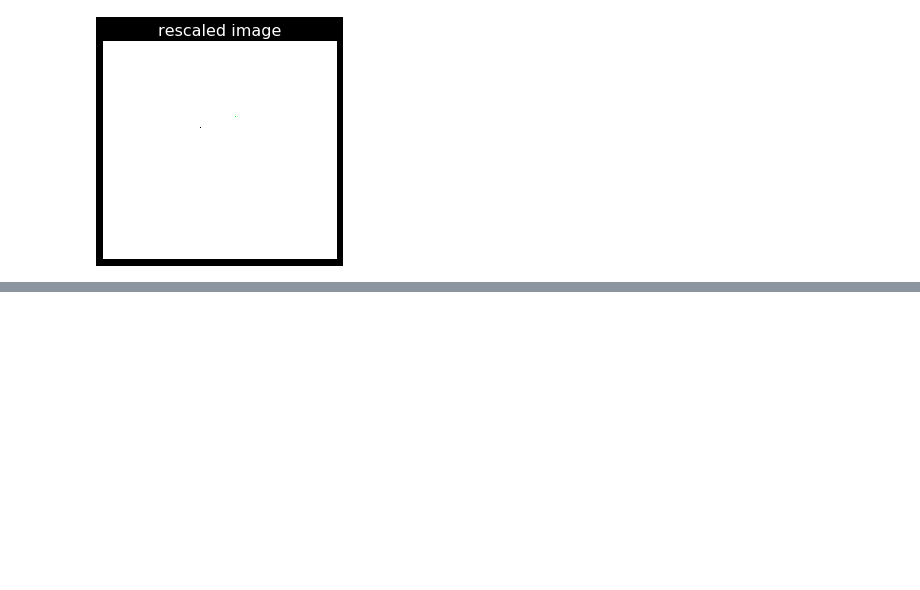
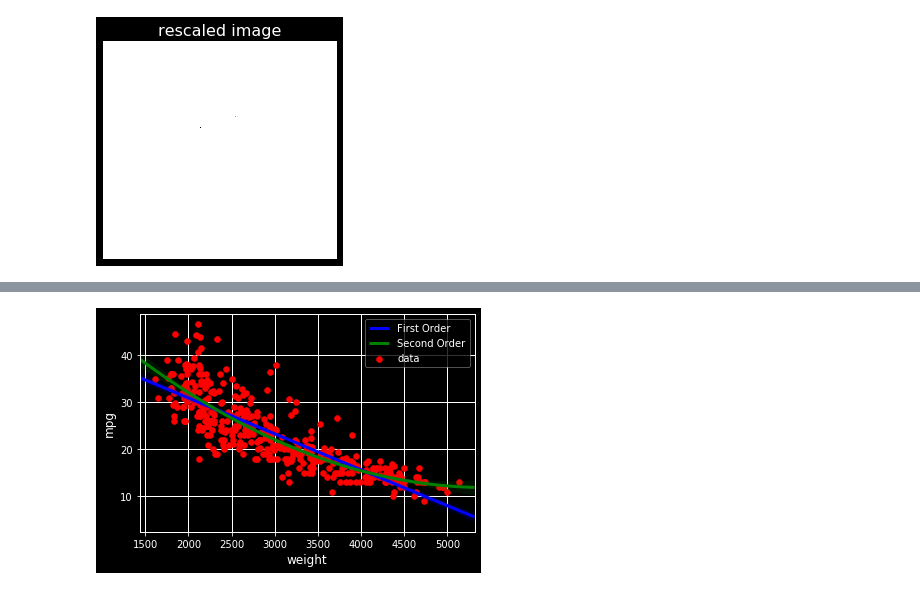
Before and after one commit to afminmax/DC-Data-Scientist-Lessons, a Jupyter notebook: 14-Intro-to-Python-Visualizations/python-viz-1.ipynb, the cells around one changed output, grey strips where cells are left out. Cells and saved outputs as stored; diff of their text form; code cells hidden in the pictures; blank space fills up the shorter version.

```diff
--- a/14-Intro-to-Python-Visualizations/python-viz-1.ipynb
+++ b/14-Intro-to-Python-Visualizations/python-viz-1.ipynb
@@ -573,0 +598,16 @@ The rescaled smallest & largest pixel intensities are 0.0 & 256.0.
+# %%
+# Adding a second order regression:
+# Generate a scatter plot of 'weight' and 'mpg' using red circles
+plt.scatter(auto['weight'], auto['mpg'], label='data', color='red', marker='o')
+
+# Plot in blue a linear regression of order 1 between 'weight' and 'mpg'
+sns.regplot(x='weight', y='mpg', data=auto, color='blue', scatter=None, label='First Order')
+
+# Plot in green a linear regression of order 2 between 'weight' and 'mpg'
+sns.regplot(x='weight', y='mpg', data=auto, color='green', scatter=None, label='Second Order', order=2)
+
+# Add a legend and display the plot
+plt.legend(loc='upper right')
+plt.show()
+# %% [output]
+[figure, added]
```
Also changed, not shown: parts of 8 cells of this notebook.
